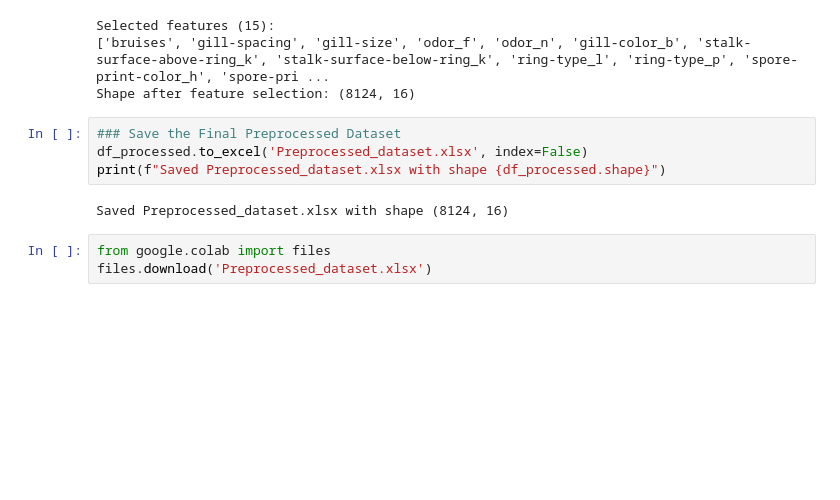
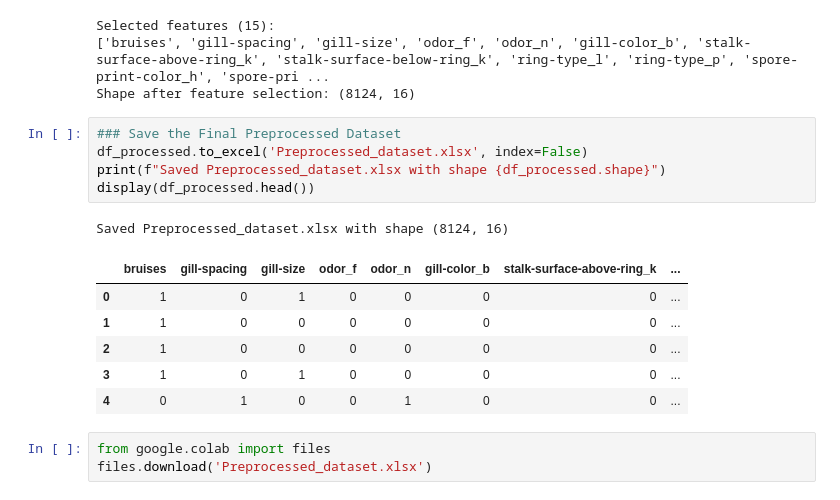
Before and after one commit to danah113/IT326-Data-mining-Project, a Jupyter notebook: Phase2.ipynb, the cells around one changed output. Drawn from its saved outputs; the diff is of its cells as text; blank space fills up the shorter version.

```diff
--- a/Phase2.ipynb
+++ b/Phase2.ipynb
@@ -303,9 +314,16 @@ Shape after feature selection: (8124, 16)
 # %%
 ### Save the Final Preprocessed Dataset
 df_processed.to_excel('Preprocessed_dataset.xlsx', index=False)
 print(f"Saved Preprocessed_dataset.xlsx with shape {df_processed.shape}")
+display(df_processed.head())
 # %% [output]
 Saved Preprocessed_dataset.xlsx with shape (8124, 16)
+|  | bruises | gill-spacing | gill-size | odor_f | odor_n | gill-color_b | stalk-surface-above-ring_k | ... |
+| 0 | 1 | 0 | 1 | 0 | 0 | 0 | 0 | ... |
+| 1 | 1 | 0 | 0 | 0 | 0 | 0 | 0 | ... |
+| 2 | 1 | 0 | 0 | 0 | 0 | 0 | 0 | ... |
+| 3 | 1 | 0 | 1 | 0 | 0 | 0 | 0 | ... |
+| 4 | 0 | 1 | 0 | 0 | 1 | 0 | 0 | ... |
 # %%
 from google.colab import files
 files.download('Preprocessed_dataset.xlsx')
```
Also changed, not shown: parts of 2 cells of this notebook.
